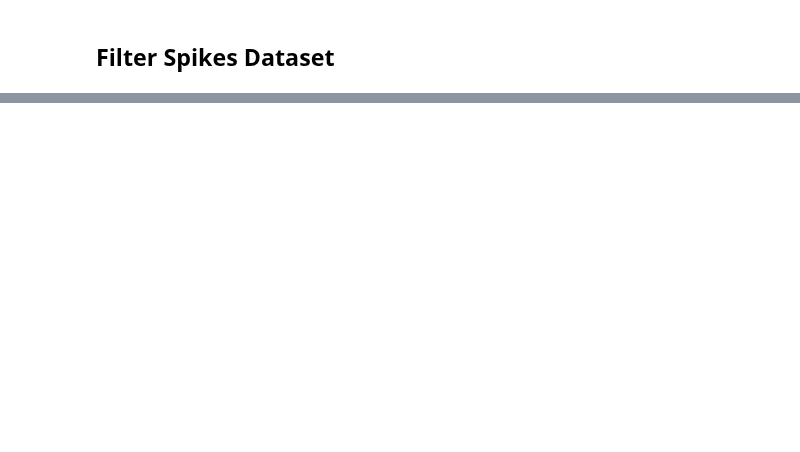
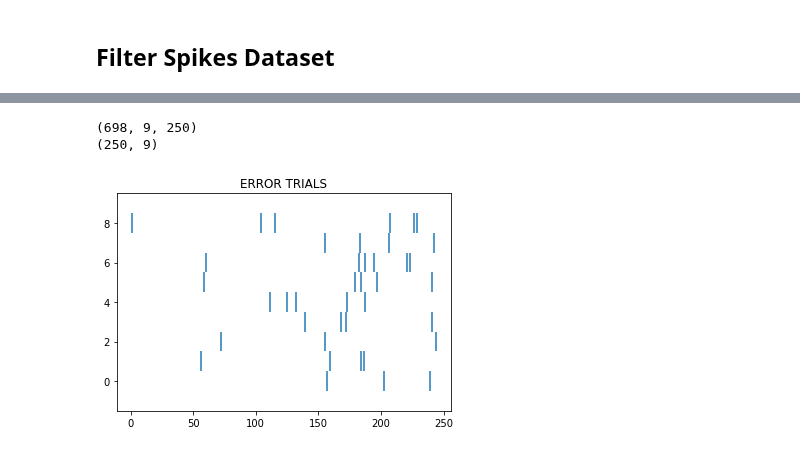
Before and after one commit to kayteeflick/nma_cn_flow_state, a Jupyter notebook: template.ipynb, the cells around one changed output, grey strips where cells are left out. Cells and saved outputs as stored; diff of their text form; code cells hidden in the pictures; blank space fills up the shorter version.

```diff
--- a/template.ipynb
+++ b/template.ipynb
@@ -322,0 +517,27 @@ n = data[:, nogo_trial, :]
+# %%
+# # Display spike raster plot - error trials
+# err = data[:, error_trial, :]
+#E = err.reshape(250,9,698) #(250, 9, 698)
+E = Espike.reshape(250,9)
+avgE = np.mean(E, axis = 0)
+spikes = []
+
+for i in range(E.shape[1]):
+    spikes.append(np.argwhere(E[:,i]==1)[:,0])
+_ = plt.eventplot(spikes)
+
+# for i in range(E.shape[1]):
+#     spikes.append(np.argwhere(E[:,i,0]==1)[:,0])
+# _ = plt.eventplot(spikes)
+
+# for i in range(err.shape[1]):
+#     spikes.append(np.argwhere(err[0,i,:]==1)[:,0])
+# _ = plt.eventplot(spikes)
+
+plt.title('ERROR TRIALS')
+print(err.shape)
+print(E.shape)
+# %% [output]
+(698, 9, 250)
+(250, 9)
+[figure, added]
```
Also changed, not shown: parts of 18 cells of this notebook.
